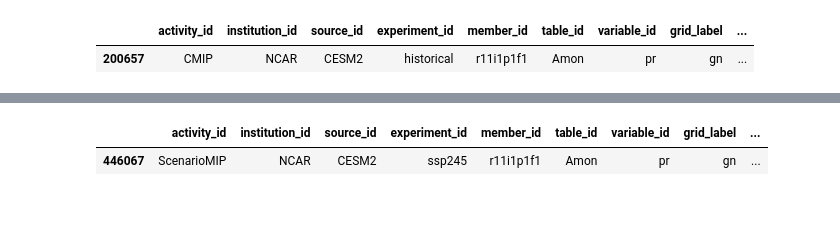
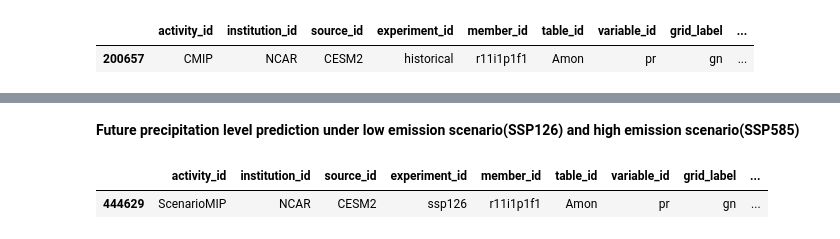
Before and after one commit to jeremyjcheng/106_project3, a Jupyter notebook: eda.ipynb, the cells around one changed output, grey strips where cells are left out. Cells and saved outputs as stored; diff of their text form; code cells hidden in the pictures; blank space fills up the shorter version.

```diff
--- a/eda.ipynb
+++ b/eda.ipynb
@@ -224,14 +298,16 @@ historical_precipitation_df
+# %% [markdown]
+**Future precipitation level prediction under low emission scenario(SSP126) and high emission scenario(SSP585)**
 # %%
-future_precipitation = df[
+future_low_emission = df[
    (df['activity_id'] == 'ScenarioMIP') &
    (df['institution_id'] == 'NCAR') &
    (df['source_id'] == 'CESM2') &
    (df['member_id'] == 'r11i1p1f1') &
-   (df['experiment_id'] == 'ssp245') &
+   (df['experiment_id'] == 'ssp126') &
    (df['variable_id'].isin(['pr'])) &
    (df['table_id'].isin(['Amon']))
 ]
-future_precipitation
+future_low_emission
 # %% [output]
 |  | activity_id | institution_id | source_id | experiment_id | member_id | table_id | variable_id | grid_label | ... |
-| 446067 | ScenarioMIP | NCAR | CESM2 | ssp245 | r11i1p1f1 | Amon | pr | gn | ... |
+| 444629 | ScenarioMIP | NCAR | CESM2 | ssp126 | r11i1p1f1 | Amon | pr | gn | ... |
```
Also changed, not shown: parts of 32 cells of this notebook, 7 other files.
